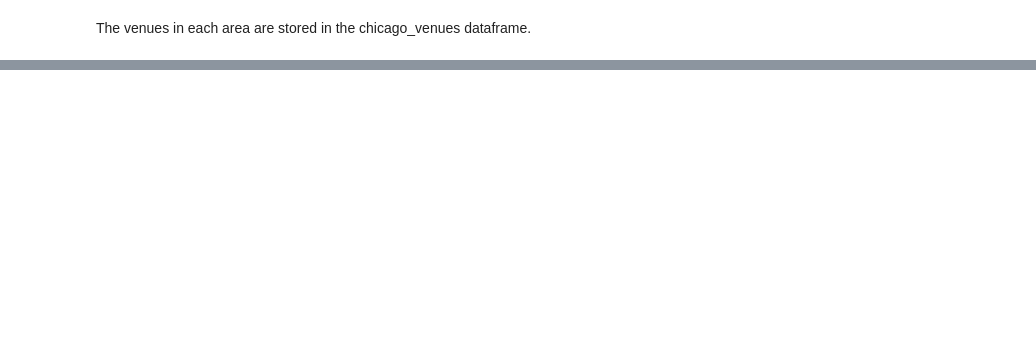
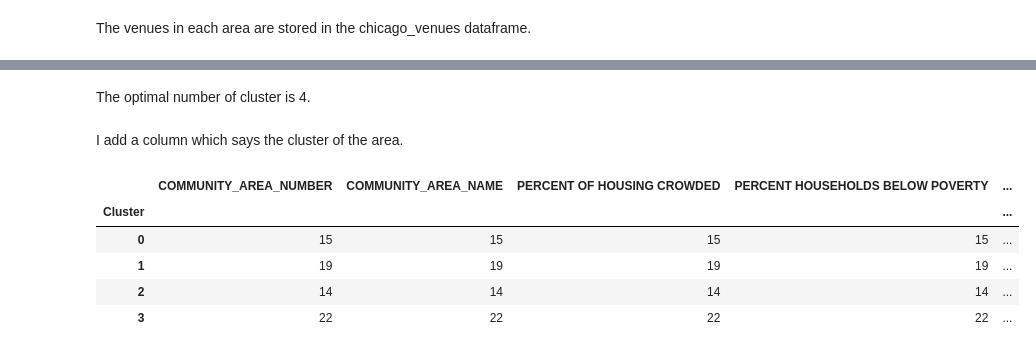
Before and after one commit to JG-AM/Coursera_Capstone, a Jupyter notebook: Final-Project. Correlations of crime and land use in Chicago.ipynb, the cells around one changed output, grey strips where cells are left out. Saved outputs shown, nothing was run; the diff lists cells and outputs as text; code cells hidden in the pictures; blank space fills up the shorter version.

```diff
--- a/Final-Project. Correlations of crime and land use in Chicago.ipynb
+++ b/Final-Project. Correlations of crime and land use in Chicago.ipynb
@@ -176,0 +190,4 @@ The venues in each area are stored in the chicago_venues dataframe.
+# %%
+location_name["PERCENT PER_CAPITA_INCOME"]=location_name["PER_CAPITA_INCOME "]/location_name["PER_CAPITA_INCOME "].mean()
+location_name=location_name.drop(["PER_CAPITA_INCOME "], axis=1)
+location_name.head(2)
@@ -176,0 +217,18 @@ The venues in each area are stored in the chicago_venues dataframe.
+# %% [markdown]
+The optimal number of cluster is 4.
+# %%
+kmeanModel = KMeans(n_clusters=4, n_init=25,random_state=10).fit(location_name[["PERCENT OF HOUSING CROWDED","PERCENT HOUSEHOLDS BELOW POVERTY", "PERCENT AGED 16+ UNEMPLOYED",
+                                "PERCENT AGED 25+ WITHOUT HIGH SCHOOL DIPLOMA","PERCENT AGED UNDER 18 OR OVER 64","PERCENT PER_CAPITA_INCOME"]])
+# %% [markdown]
+I add a column which says the cluster of the area.
+# %%
+location_name.insert(0,"Cluster", kmeanModel.labels_);
+# %%
+location_name.groupby("Cluster").count()
+# %% [output]
+|  | COMMUNITY_AREA_NUMBER | COMMUNITY_AREA_NAME | PERCENT OF HOUSING CROWDED | PERCENT HOUSEHOLDS BELOW POVERTY | ... |
+| Cluster |  |  |  |  | ... |
+| 0 | 15 | 15 | 15 | 15 | ... |
+| 1 | 19 | 19 | 19 | 19 | ... |
+| 2 | 14 | 14 | 14 | 14 | ... |
+| 3 | 22 | 22 | 22 | 22 | ... |
```
Also changed, not shown: parts of 56 cells of this notebook.
